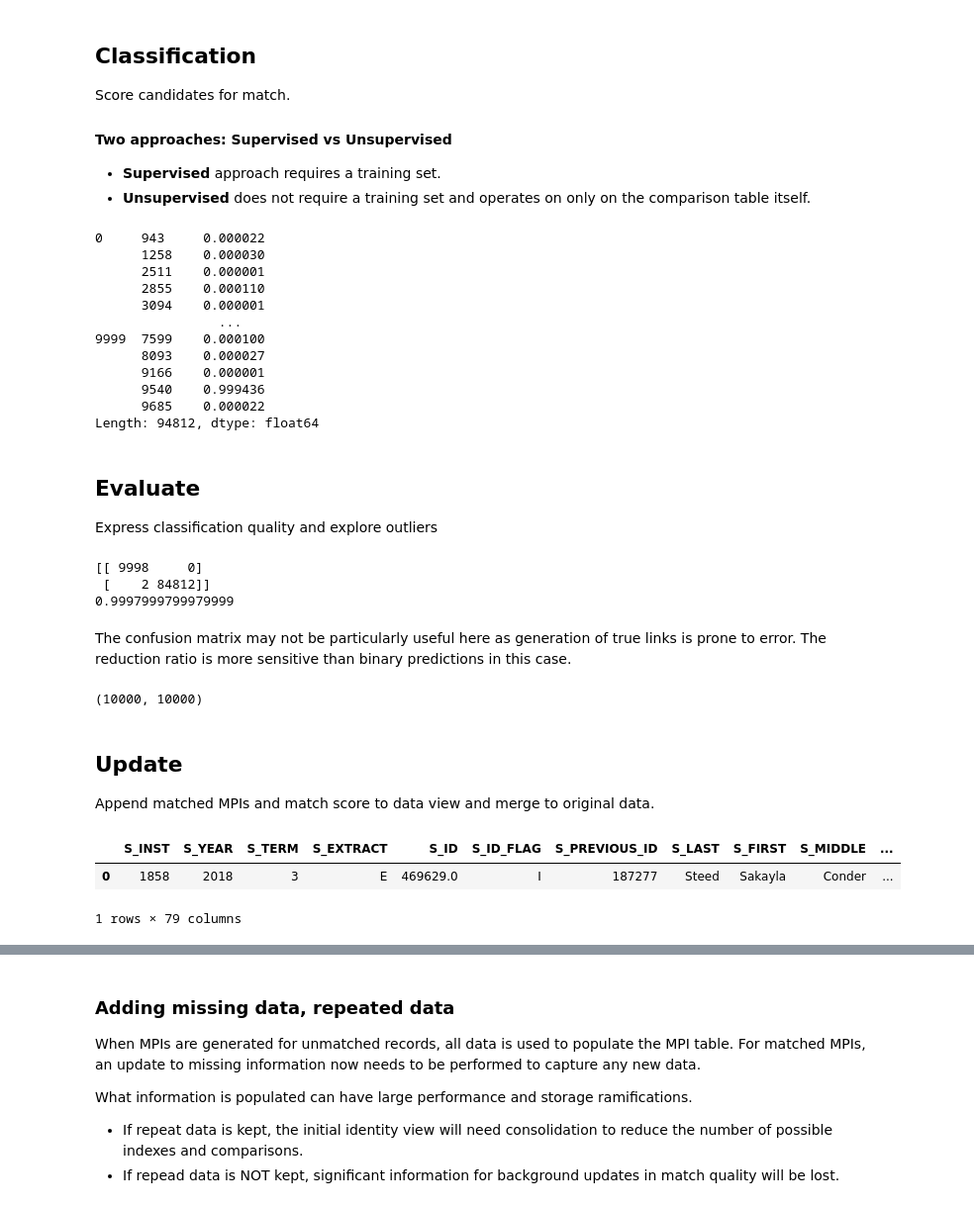
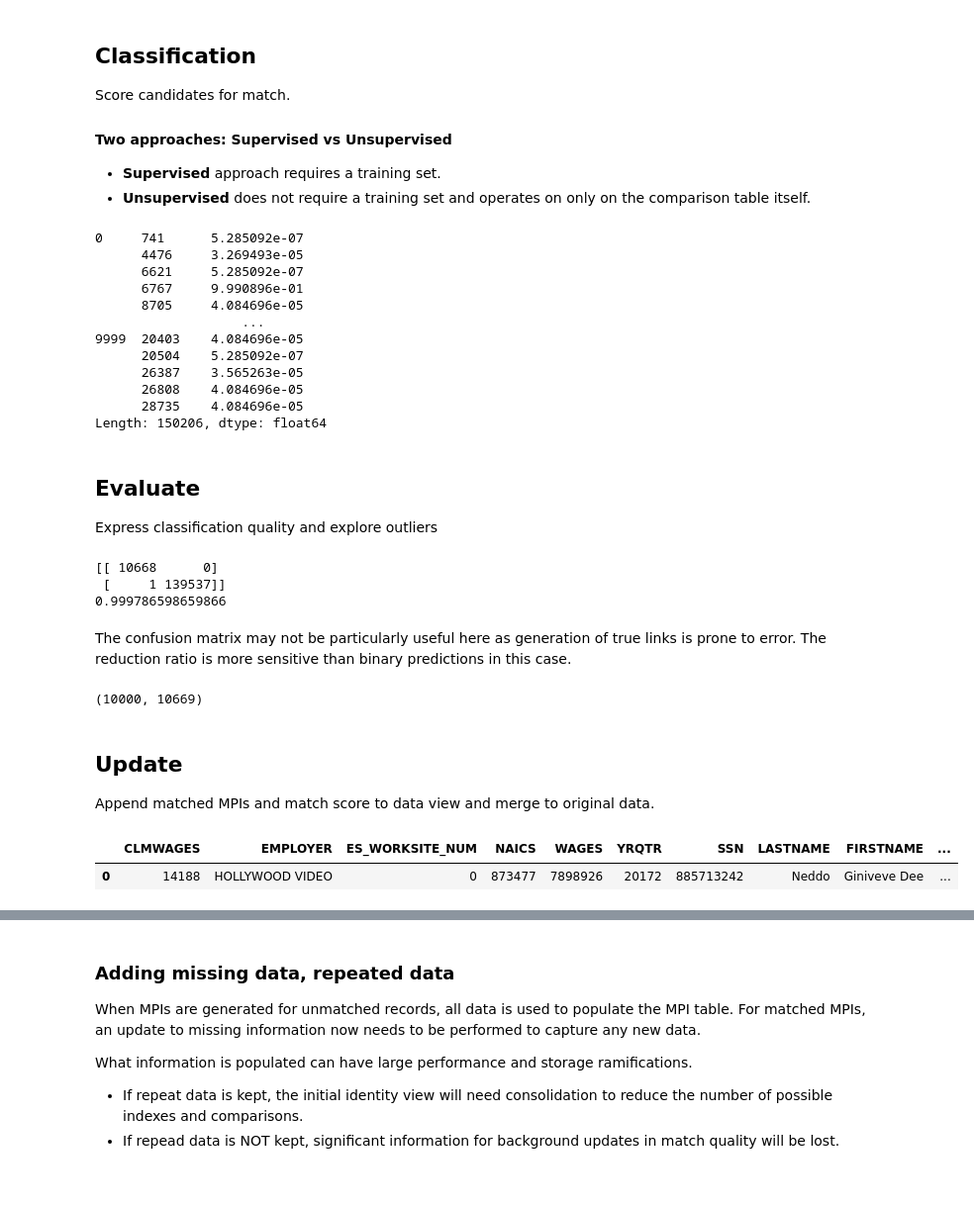
Before and after one commit to frellnick/mpi_demo, a Jupyter notebook: devbook.ipynb, the cells around one changed output, grey strips where cells are left out. Shown at 99% size. Drawn from its saved outputs; the diff is of its cells as text; code cells hidden in the pictures.

```diff
--- a/devbook.ipynb
+++ b/devbook.ipynb
@@ -63,7 +63,7 @@ Total MPI in system:  10000
 # %% [markdown]
 ## Load Data
 # %%
-source_tablename = 'ushe_students'
+source_tablename = 'dws_wages'
 # %%
 # Create a view of the data with mapped columns
 raw, subset = create_distinct_view(source_tablename)
@@ -260,18 +258,18 @@ clf = build_classifier('logistic', comparisons, match_index=links_true)
 predictions = clf.prob(comparison_vectors=comparisons)
 predictions
 # %% [output]
-0     943     0.000022
-      1258    0.000030
-      2511    0.000001
-      2855    0.000110
-      3094    0.000001
-                ...
-9999  7599    0.000100
-      8093    0.000027
-      9166    0.000001
-      9540    0.999436
-      9685    0.000022
-Length: 94812, dtype: float64
+0     741      5.285092e-07
+      4476     3.269493e-05
+      6621     5.285092e-07
+      6767     9.990896e-01
+      8705     4.084696e-05
+                   ...
+9999  20403    4.084696e-05
+      20504    5.285092e-07
+      26387    3.565263e-05
+      26808    4.084696e-05
+      28735    4.084696e-05
+Length: 150206, dtype: float64
 # %% [markdown]
 ## Evaluate
 Express classification quality and explore outliers
@@ -293,9 +291,9 @@ print(cmatrix)
 # Review reduction ratio
 print(rratio)
 # %% [output]
-[[ 9998     0]
- [    2 84812]]
-0.9997999799979999
+[[ 10668      0]
+ [     1 139537]]
+0.999786598659866
 # %% [markdown]
 The confusion matrix may not be particularly useful here as generation of true links is prone to error. The reduction ratio is more sensitive than binary predictions in this case.
 # %%
@@ -307,7 +305,7 @@ split_list = lambda x: ([ix[0] for ix in x], [ix[1] for ix in x])
 i1, i2 = split_list(links_pred)
 len(list(set(i1))), len(list(set(i2)))
 # %% [output]
-(10000, 10000)
+(10000, 10669)
 # %% [markdown]
 ## Update
 
@@ -315,15 +313,14 @@ Append matched MPIs and match score to data view and merge to original data.
 # %%
 from mpi.link import expand_match_to_raw
 
 # Join data view (DISTINCT identities in source table), now containing matched and generated MPIs, to raw table.
 #    This can be done a few ways.  Here, the data view (whose columns have been renamed and processed)
 #    is joined to the original subset (whose columns were just renamed).  The subset is then indexed back
 #    unto the raw table so original column names and source formatting are preserved.
 
 
-raw, matched, unmatched = expand_match_to_raw(raw.drop(['index'], axis=1), subset, source_data, id_data, links_pred)
+raw, matched, unmatched = expand_match_to_raw(raw, subset, source_data, id_data, links_pred)
 raw.head(1)
 # %% [output]
-|  | S_INST | S_YEAR | S_TERM | S_EXTRACT | S_ID | S_ID_FLAG | S_PREVIOUS_ID | S_LAST | S_FIRST | S_MIDDLE | ... |
-| 0 | 1858 | 2018 | 3 | E | 469629.0 | I | 187277 | Steed | Sakayla | Conder | ... |
+|  | CLMWAGES | EMPLOYER | ES_WORKSITE_NUM | NAICS | WAGES | YRQTR | SSN | LASTNAME | FIRSTNAME | ... |
+| 0 | 14188 | HOLLYWOOD VIDEO | 0 | 873477 | 7898926 | 20172 | 885713242 | Neddo | Giniveve Dee | ... |
-1 rows × 79 columns
```
Also changed, not shown: parts of 12 cells of this notebook, 2 other files.
